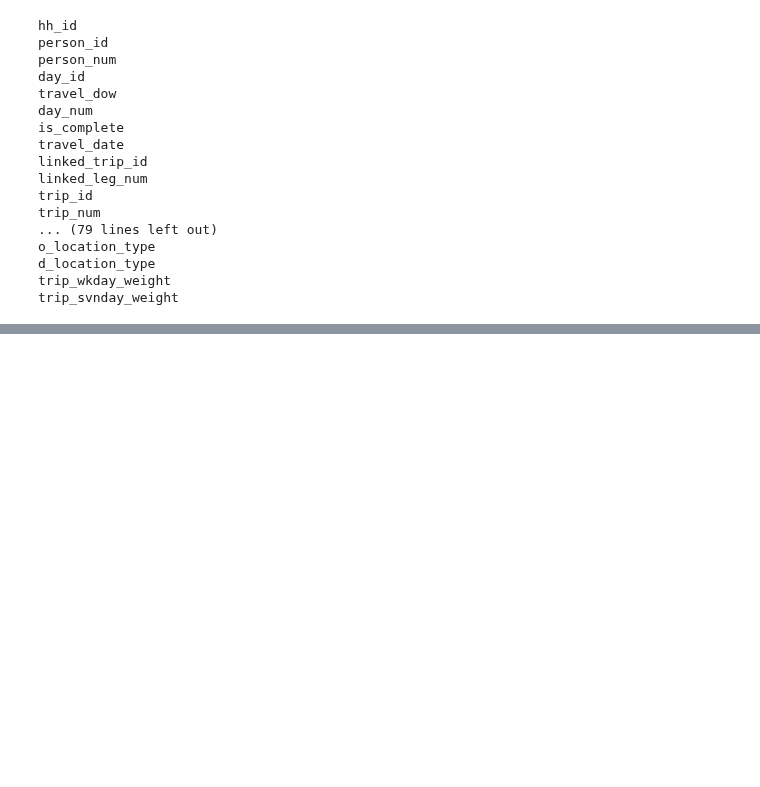
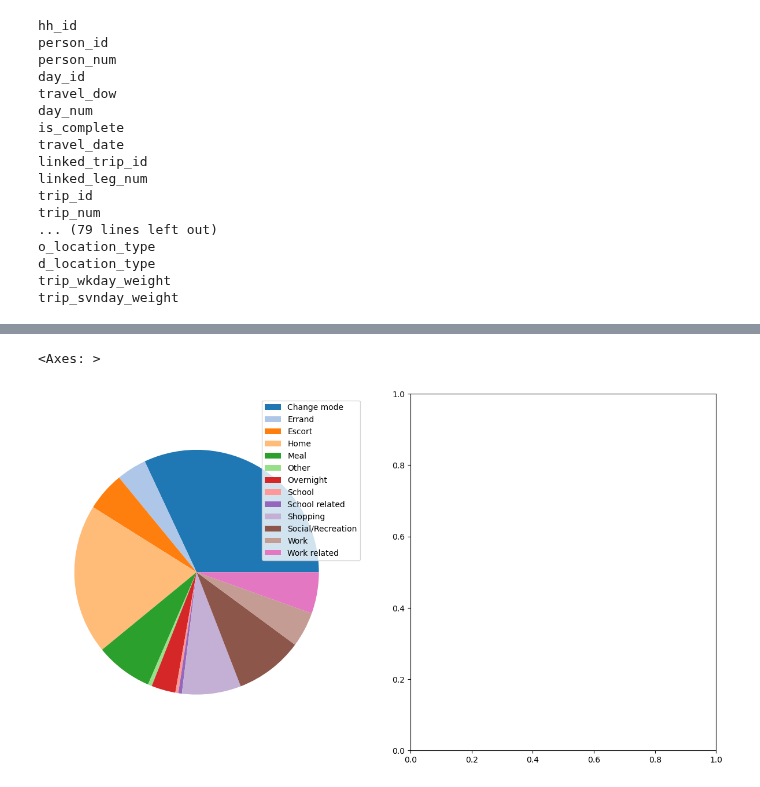
Before and after one commit to WenlongL1/CIE-539-Project, a Jupyter notebook: part1.ipynb, the cells around one changed output, grey strips where cells are left out. Drawn from its saved outputs; the diff is of its cells as text; code cells hidden in the pictures; blank space fills up the shorter version.

```diff
--- a/part1.ipynb
+++ b/part1.ipynb
@@ -346,0 +400,22 @@ dhhl
+# %%
+dtrp = dtrp[(dtrp['d_purpose_category'] != -1) & (dtrp['d_purpose_category'] != 99)]
+
+trip_purpose_type = {1:'Home',
+                     2:'Work',
+                     3:'Work related',
+                     4:'School',
+                     5:'School related',
+                     6:'Escort',
+                     7:'Shopping',
+                     8:'Meal',
+                     9:'Social/Recreation',
+                     10:'Errand',
+                     11:'Change mode',
+                     12:'Overnight',
+                     13:'Other'}
+
+dtrp['purpose_type'] = dtrp['d_purpose_category'].map(trip_purpose_type)
+
+trip_purpose = dtrp.groupby('purpose_type').size()
+
+trip_purpose
@@ -346,0 +438,13 @@ dhhl
+# %%
+cmap = plt.get_cmap('tab20')
+colors = cmap.colors
+
+plt.figure(figsize=(15, 8))
+plt.subplot(1, 2, 1)
+plt.pie(trip_purpose.values, colors=colors)
+plt.legend(trip_purpose.index, loc='center left',bbox_to_anchor=(0.7, 0.8))
+
+plt.subplot(1, 2, 2)
+# %% [output]
+<Axes: >
+[figure, added]
```
Also changed, not shown: parts of 4 cells of this notebook.
